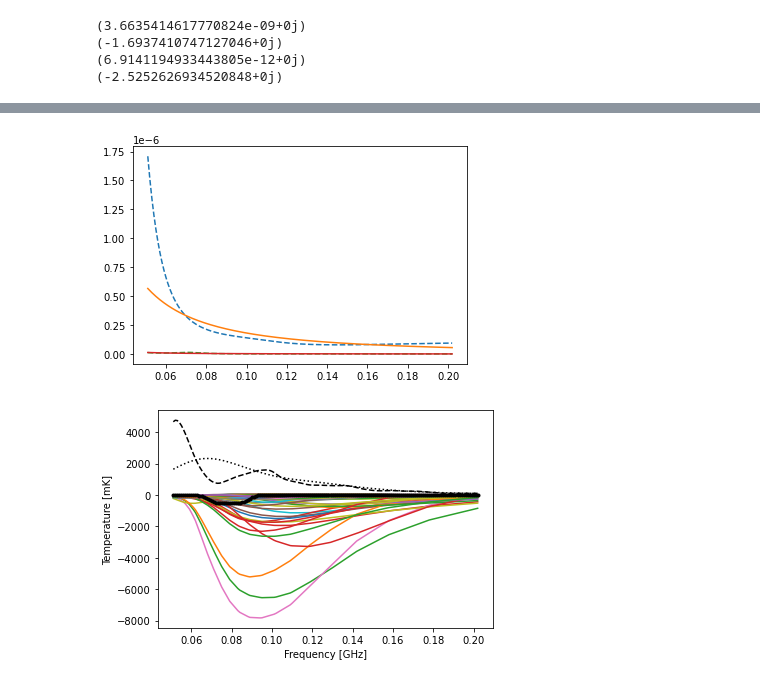
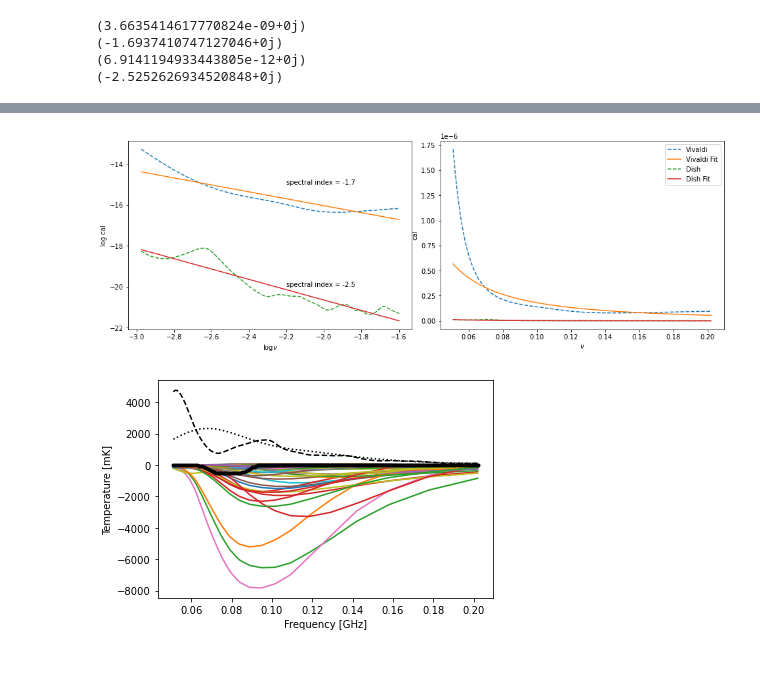
Before and after one commit to christianhbye/eigsep_misc, a Jupyter notebook: mock_vivaldi_analysis/mock_vivaldi_analysis_CHB.ipynb, the cells around one changed output, grey strips where cells are left out. Saved outputs shown, nothing was run; the diff lists cells and outputs as text; code cells hidden in the pictures.

```diff
--- a/mock_vivaldi_analysis/mock_vivaldi_analysis_CHB.ipynb
+++ b/mock_vivaldi_analysis/mock_vivaldi_analysis_CHB.ipynb
@@ -275,7 +271,7 @@ if not os.path.exists('auto_dish.npz'):
     for ch in range(freqs.size):
         print(ch)
         data_dish[:,ch] = vis(antpos, freqs[ch], eq2tops, crd_eq, I_sky[ch], beams_dish[ch:ch+1])[:,0,0]
-    np.savez('auto_dish.npz', data=data, freqs=freqs, jds=jds)
+    np.savez('auto_dish.npz', data=data_dish, freqs=freqs, jds=jds)
 else:
     print('Reading from file')
     npz = np.load('auto_dish.npz')
@@ -341,12 +335,32 @@ plt.show()
-# %%
-plt.figure()
-plt.plot(freqs, cal, ls='--')
-plt.plot(freqs, cal_fit, ls='-')
-plt.plot(freqs, cal_dish, ls='--')
-plt.plot(freqs, cal_fit_d, ls='-')
-plt.show()
-# %% [output]
-[figure, removed]
+# %%
+fig = plt.figure()
+
+ax1 = fig.add_axes([0,0,1,1])
+fig.sca(ax1)
+plt.plot(np.log(freqs), np.log(cal), ls='--', label='Vivaldi')
+plt.plot(np.log(freqs), m*np.log(freqs)+b, ls='-', label='Vivaldi Fit')
+plt.plot(np.log(freqs), np.log(cal_dish), ls='--', label='Dish')
+plt.plot(np.log(freqs), md*np.log(freqs)+bd, ls='-', label='Dish Fit')
+plt.xlabel('$\\log{\\nu}$')
+plt.ylabel('log cal')
+vivaldi_text = 'spectral index = {:.2g}'.format(m.real)
+plt.text(-2.2, -15, vivaldi_text)
+dish_text = 'spectral index = {:.2g}'.format(md.real)
+plt.text(-2.2, -20, dish_text)
+
+ax2 = fig.add_axes([1.1,0,1,1])
+fig.sca(ax2)
+plt.plot(freqs, cal, ls='--', label='Vivaldi')
+plt.plot(freqs, cal_fit, ls='-', label='Vivaldi Fit')
+plt.plot(freqs, cal_dish, ls='--', label='Dish')
+plt.plot(freqs, cal_fit_d, ls='-', label='Dish Fit')
+plt.xlabel('$\\nu$')
+plt.ylabel('cal')
+plt.legend()
+
+plt.show()
+# %% [output]
+[figure, added]
 # %%
 def gen_eor(A, nu0, w, tau):
     B = 4 * (freqs - nu0)**2 / w**2 * np.log(-1/tau * np.log((1+np.exp(-tau))/2))
```
Also changed, not shown: parts of 10 cells of this notebook.
